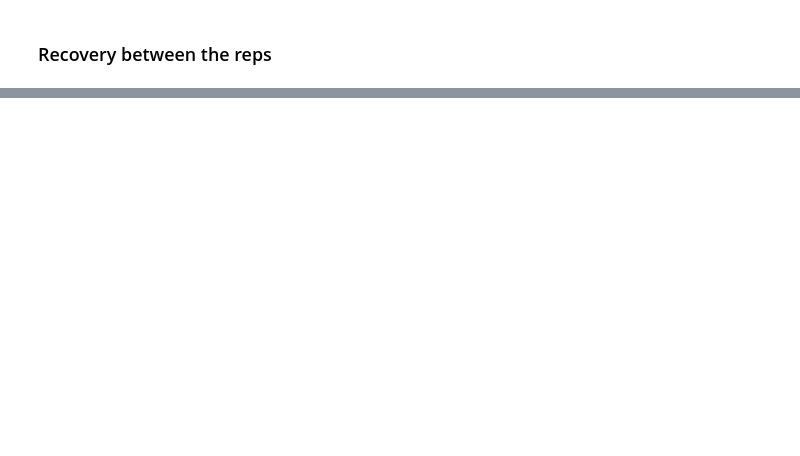
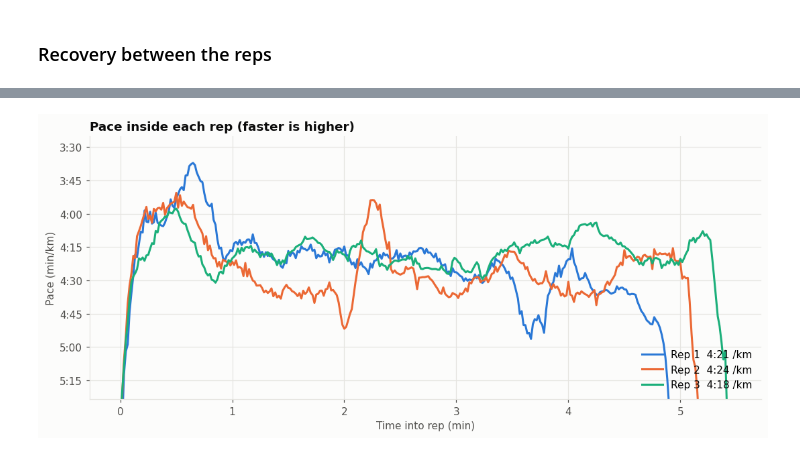
Before and after one commit to MateoVanDamme/interval-analysis, a Jupyter notebook: interval_analysis.ipynb, the cells around one changed output, grey strips where cells are left out. Drawn from its saved outputs; the diff is of its cells as text; code cells hidden in the pictures; blank space fills up the shorter version.

```diff
--- a/interval_analysis.ipynb
+++ b/interval_analysis.ipynb
@@ -32,29 +20,0 @@ plt.rcParams.update({
-# %%
-NS = {
-    "g": "http://www.topografix.com/GPX/1/1",
-    "tpx": "http://www.garmin.com/xmlschemas/TrackPointExtension/v1",
-}
-
-def read_gpx(path: Path) -> pd.DataFrame:
-    root = ET.parse(path).getroot()
-    rows = []
-    for pt in root.iter(f"{{{NS['g']}}}trkpt"):
-        cad = pt.find(".//tpx:cad", NS)
-        hr = pt.find(".//tpx:hr", NS)
-        rows.append({
-            "time": pd.Timestamp(pt.findtext("g:time", namespaces=NS)),
-            "lat": float(pt.get("lat")),
-            "lon": float(pt.get("lon")),
-            "ele": float(pt.findtext("g:ele", default="nan", namespaces=NS)),
-            "cadence": float(cad.text) if cad is not None else np.nan,
-            "hr": float(hr.text) if hr is not None else np.nan,
-        })
-    df = pd.DataFrame(rows)
-    df["t"] = (df["time"] - df["time"].iloc[0]).dt.total_seconds()
-    return df
-
-df = read_gpx(GPX_FILE)
-activity_name = ET.parse(GPX_FILE).getroot().findtext(".//g:name", namespaces=NS)
-print(f"{activity_name}: {len(df)} track points, {df['t'].iloc[-1]/60:.1f} min, "
-      f"started {df['time'].iloc[0]:%Y-%m-%d %H:%M} UTC")
-df.head()
@@ -104,0 +21,7 @@ Average pace   : 5:54 /km
+# %%
+df, name = read_gpx(GPX_FILE)
+df = add_pace(df, smooth_s=SMOOTH_S, cadence_factor=CADENCE_FACTOR)
+total_km = df.dist_m.iloc[-1] / 1000
+print(f"{name}: {len(df)} points, {total_km:.2f} km in {fmt_pace(df.t.iloc[-1] / 60)}, "
+      f"average {fmt_pace(df.t.iloc[-1] / 60 / total_km)} /km, started {df.time.iloc[0]:%Y-%m-%d %H:%M} UTC")
+df.head()
@@ -349,0 +67,4 @@ Wrote data/3_x_5min_processed.csv and data/3_x_5min_intervals.csv
+# %%
+charts.rep_pace(df, intervals); plt.show()
+# %% [output]
+[figure, added]
```
Also changed, not shown: parts of 32 cells of this notebook, 18 other files.
